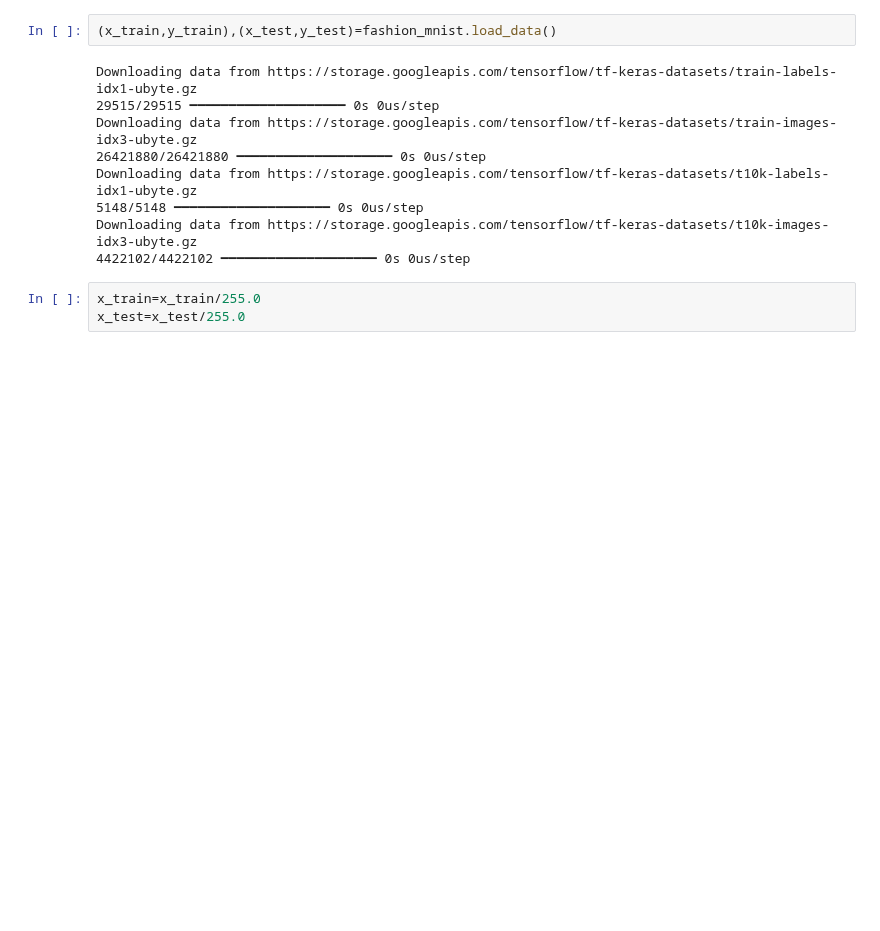
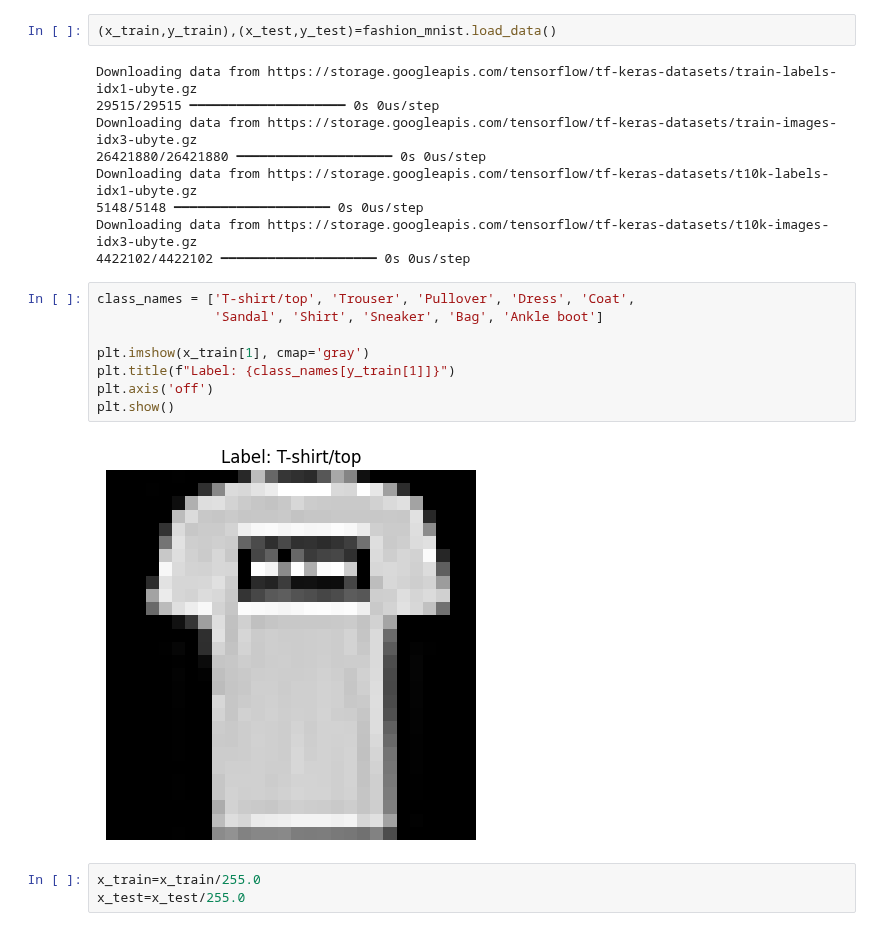
Before and after one commit to Harshkotkar/Deep-Learning, a Jupyter notebook: fashion_mnist.ipynb, the cells around one changed output. Saved outputs shown, nothing was run; the diff lists cells and outputs as text; blank space fills up the shorter version.

```diff
--- a/fashion_mnist.ipynb
+++ b/fashion_mnist.ipynb
@@ -22,6 +22,16 @@ Downloading data from https://storage.googleapis.com/tensorflow/tf-keras-dataset
 5148/5148 ━━━━━━━━━━━━━━━━━━━━ 0s 0us/step
 Downloading data from https://storage.googleapis.com/tensorflow/tf-keras-datasets/t10k-images-idx3-ubyte.gz
 4422102/4422102 ━━━━━━━━━━━━━━━━━━━━ 0s 0us/step
+# %%
+class_names = ['T-shirt/top', 'Trouser', 'Pullover', 'Dress', 'Coat',
+               'Sandal', 'Shirt', 'Sneaker', 'Bag', 'Ankle boot']
+
+plt.imshow(x_train[1], cmap='gray')
+plt.title(f"Label: {class_names[y_train[1]]}")
+plt.axis('off')
+plt.show()
+# %% [output]
+[figure, added]
 # %%
 x_train=x_train/255.0
 x_test=x_test/255.0
```
Also changed, not shown: parts of 2 cells of this notebook.
